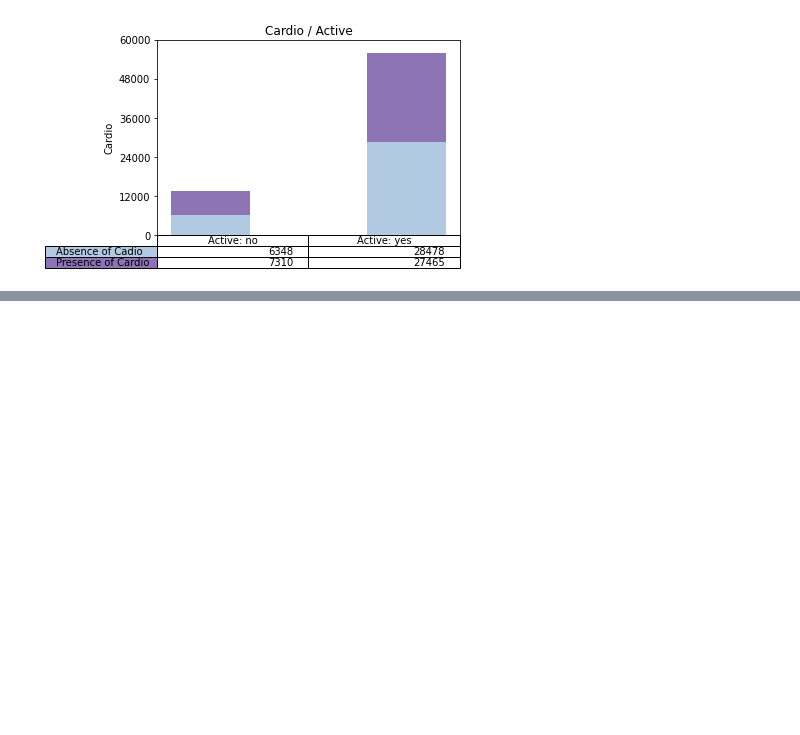
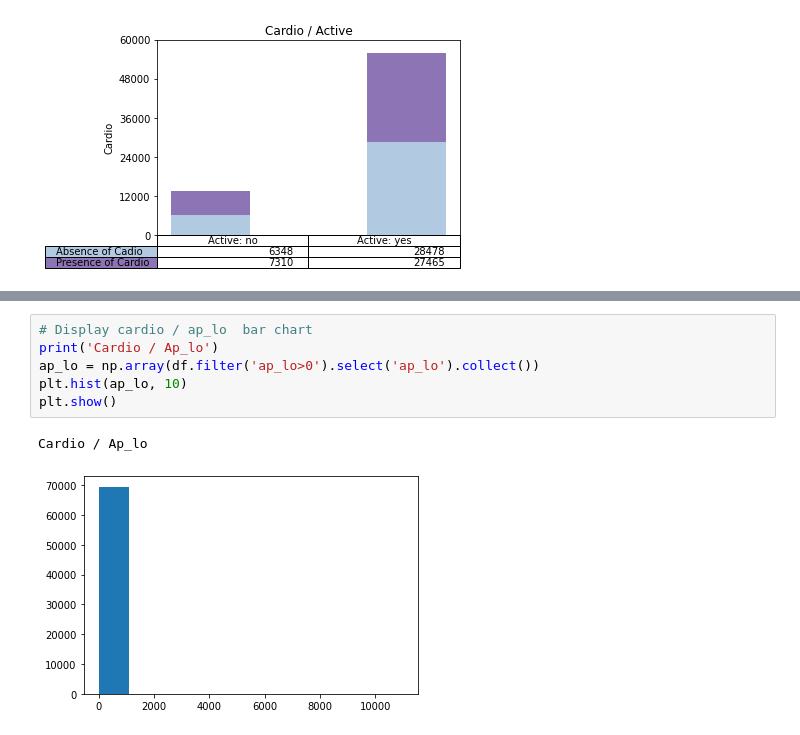
Before and after one commit to dsy401/INFOSYS-722-BDAS, a Jupyter notebook: cardio_disease_prediction.ipynb, the cells around one changed output, grey strips where cells are left out. Cells and saved outputs as stored; diff of their text form; blank space fills up the shorter version.

```diff
--- a/cardio_disease_prediction.ipynb
+++ b/cardio_disease_prediction.ipynb
@@ -202,0 +212,9 @@ plotCategoryFeature(data, columns,rows,x_label,y_label)
+# %%
+# Display cardio / ap_lo  bar chart
+print('Cardio / Ap_lo')
+ap_lo = np.array(df.filter('ap_lo>0').select('ap_lo').collect())
+plt.hist(ap_lo, 10)
+plt.show()
+# %% [output]
+Cardio / Ap_lo
+[figure, added]
```
Also changed, not shown: parts of 25 cells of this notebook.
